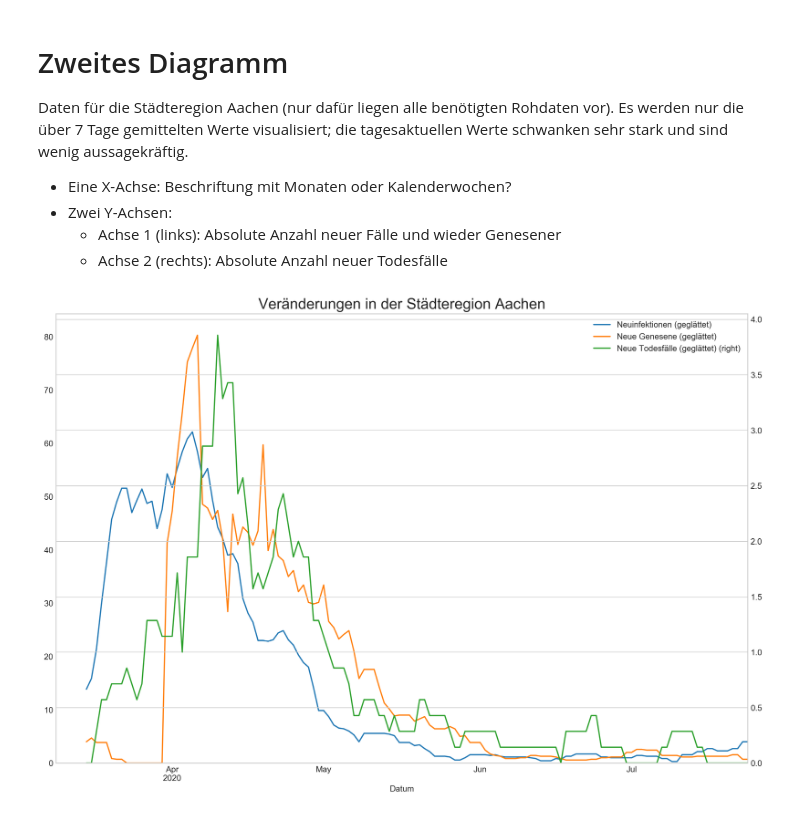
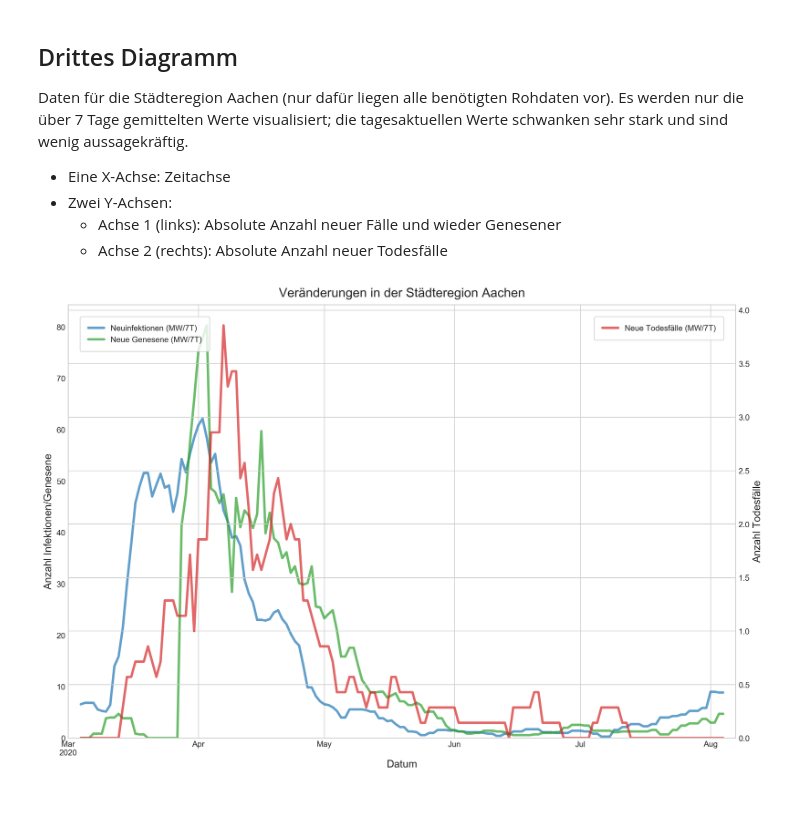
Before and after one commit to MartinHolle/covid-19-statistics-aachen, a Jupyter notebook: c19stats-ac-visualisierung.ipynb, the cells around one changed output. Saved outputs shown, nothing was run; the diff lists cells and outputs as text; code cells hidden in the pictures.

```diff
--- a/c19stats-ac-visualisierung.ipynb
+++ b/c19stats-ac-visualisierung.ipynb
@@ -55,8 +64 @@ c19_cases
-# %%
-plt.style.use('seaborn-whitegrid')
-
-fig_dpi = 300
-
-fig_width = 10
-fig_height = 6
 # %% [markdown]
@@ -101,27 +147,35 @@ Width:  15.0
 # %% [markdown]
-# Zweites Diagramm
+## Drittes Diagramm
 
 Daten für die Städteregion Aachen (nur dafür liegen alle benötigten Rohdaten vor). Es werden nur die über 7 Tage gemittelten Werte visualisiert; die tagesaktuellen Werte schwanken sehr stark und sind wenig aussagekräftig.
-- Eine X-Achse: Beschriftung mit Monaten oder Kalenderwochen?
+- Eine X-Achse: Zeitachse
 - Zwei Y-Achsen:
     - Achse 1 (links): Absolute Anzahl neuer Fälle und wieder Genesener
     - Achse 2 (rechts): Absolute Anzahl neuer Todesfälle
 # %%
-fig = plt.figure(figsize=(15, 10), dpi=fig_dpi)
-
+fig = plt.figure()
 axes = fig.add_subplot(1,1,1)
 
-axes.set_title('Veränderungen in der Städteregion Aachen', fontsize=18)
+# 1. Achse
+ax1 = c19_cases[['Neuinfektionen (MW/{0}T)'.format(str(Glättungsintervall)), 'Neue Genesene (MW/{0}T)'.format(str(Glättungsintervall))]].plot.line(ax=axes, linewidth=3, alpha=0.7, color=color_map_named[:2])
 
-# 1. Achse
-ax1 = c19_cases[['Neuinfektionen (geglättet)', 'Neue Genesene (geglättet)']].plot.line(ax=axes)
 ax1.set_ylim(0,)
 ax1.set_xlim(c19_cases.index[0], c19_cases.index[-1])
+ax1.set_ylabel('Anzahl Infektionen/Genesene')
 
 # 2. Achse
-ax2 = c19_cases[['Neue Todesfälle (geglättet)']].plot.line(ax=axes, secondary_y=True)
+ax2 = c19_cases[['Neue Todesfälle (MW/{0}T)'.format(str(Glättungsintervall))]].plot.line(ax=axes, secondary_y=True, linewidth=3, alpha=0.7, color=color_map_named[2])
+
 ax2.set_ylim(0,)
+ax2.set_xlim(c19_cases.index[0], c19_cases.index[-1])
+ax2.set_ylabel('Anzahl Todesfälle')
 
-fig.savefig('c19-diagram-2.jpg', dpi=fig_dpi)
+axes.set_title('Veränderungen in der Städteregion Aachen')
+axes.set_xlabel('Datum', fontsize=13)
+axes.grid(b=True, which='major', axis='x')
+ax1.legend(loc='upper left')
+ax2.legend(loc='upper right')
+
+fig.savefig(os.path.join(output_folder, 'c19-diagram-3.jpg'))
 # %% [output]
-[figure, old version]
+[figure, new version]
```
Also changed, not shown: parts of 15 cells of this notebook, 7 other files.
